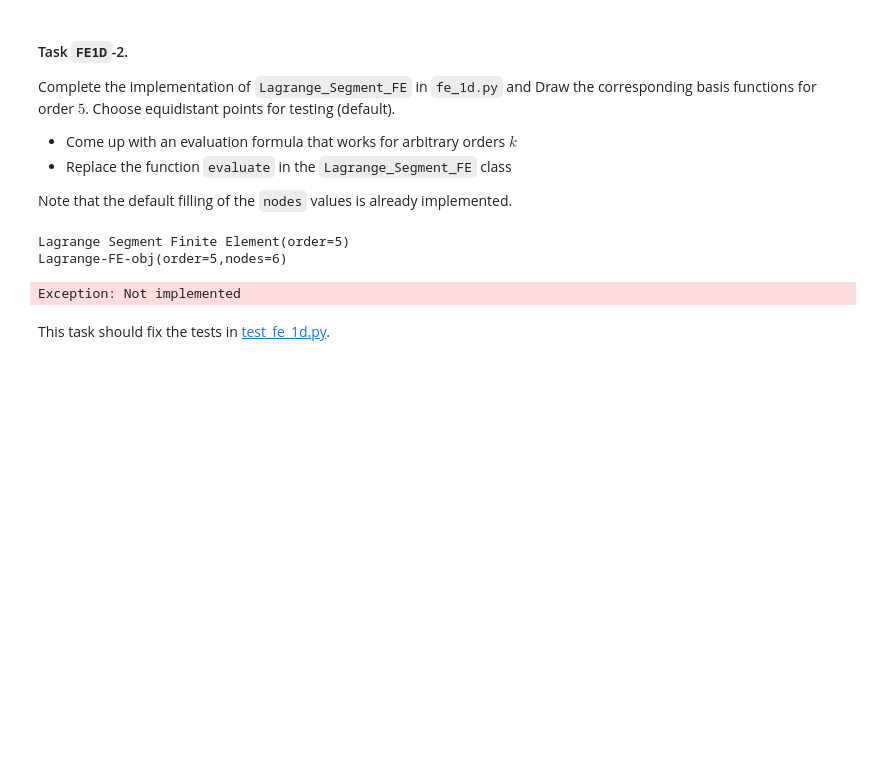
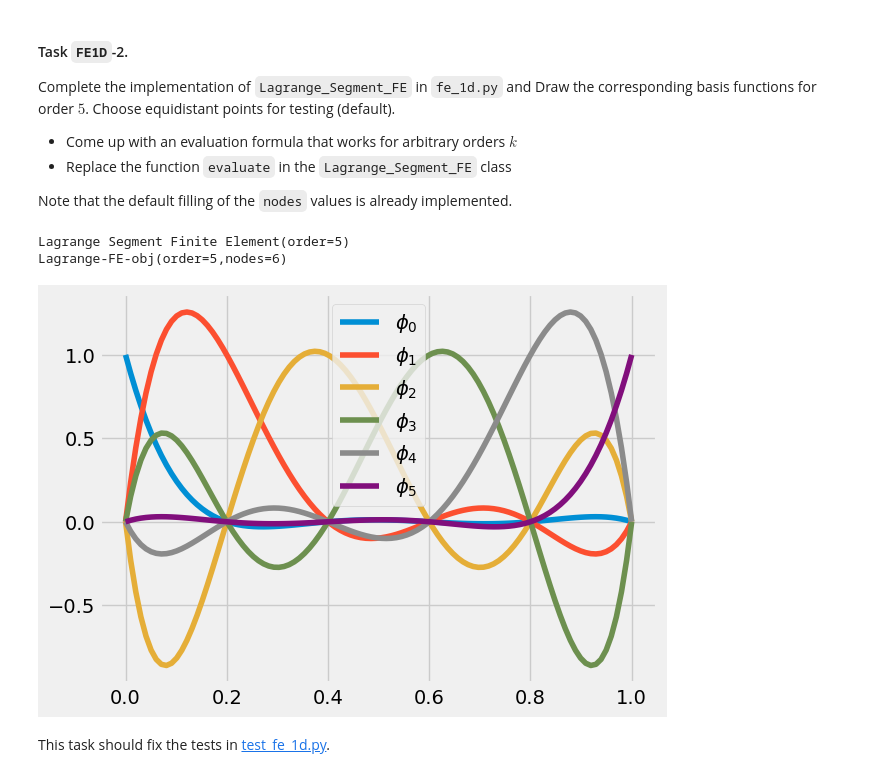
Before and after one commit to ilyagutkin/Bachelorarbeit-Rechenpraktikum-ilyagutkin, a Jupyter notebook: lectures/fe.ipynb, the cells around one changed output. Drawn from its saved outputs; the diff is of its cells as text; code cells hidden in the pictures; blank space fills up the shorter version.

```diff
--- a/lectures/fe.ipynb
+++ b/lectures/fe.ipynb
@@ -104,12 +109,12 @@ Note that the default filling of the `nodes` values is already implemented.
 # %%
 from methodsnm.fe_1d import Lagrange_Segment_FE
 lag = Lagrange_Segment_FE(order=5)
 print(lag)
-#DrawSegmentFE(lag)
+DrawSegmentFE(lag)
 # %% [output]
 Lagrange Segment Finite Element(order=5)
 Lagrange-FE-obj(order=5,nodes=6)
-Exception: Not implemented
+[figure, added]
 # %% [markdown]
 This task should fix the tests in [test_fe_1d.py](../tests/test_fe_1d.py).
 # %% [markdown]
```
Also changed, not shown: parts of 4 cells of this notebook, 2 other files.
